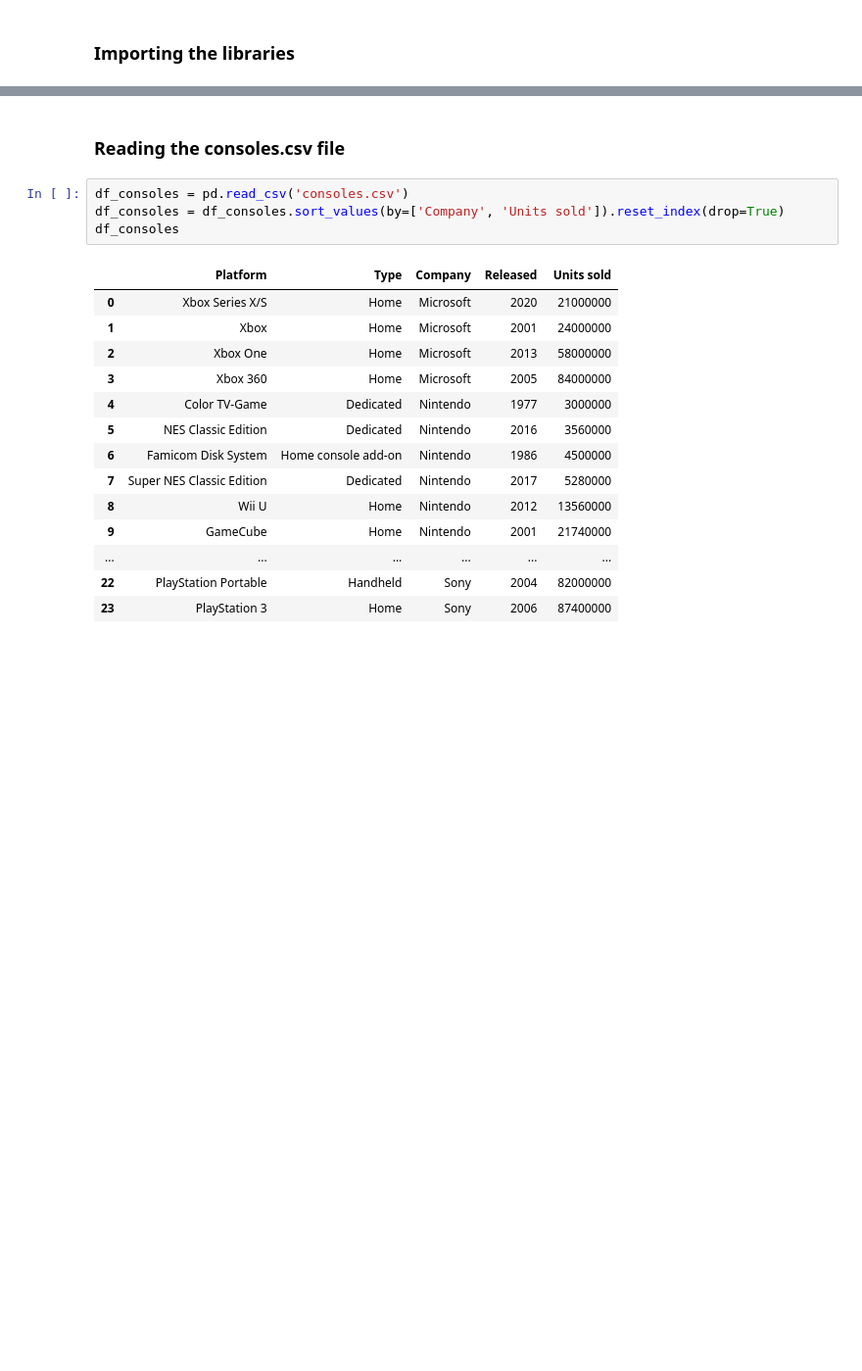
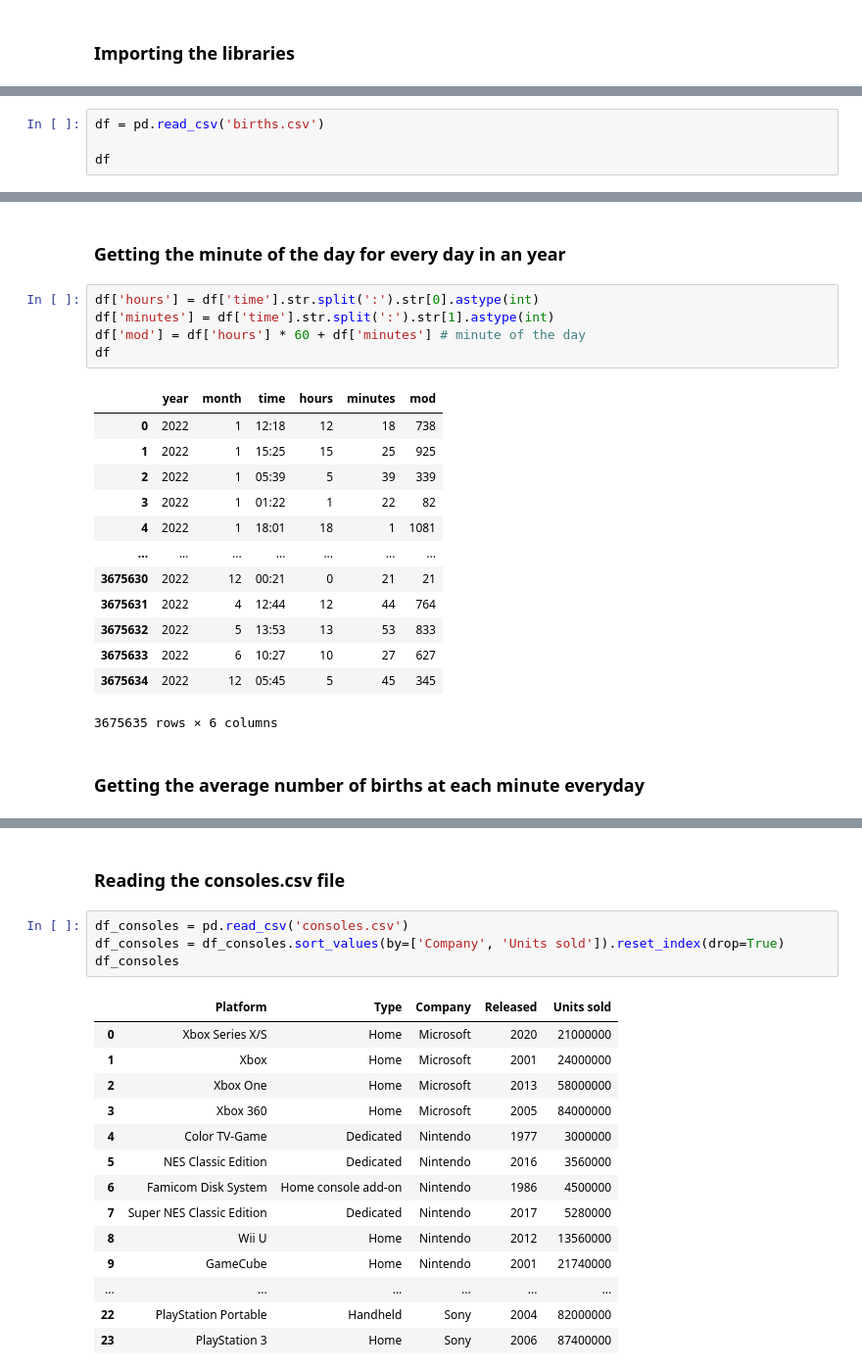
Before and after one commit to pranavarora1895/advanced-data-visualization, a Jupyter notebook: Assignment 5/COMP6934_Assignment5.ipynb, the cells around one changed output, grey strips where cells are left out. Shown at 98% size. Drawn from its saved outputs; the diff is of its cells as text; blank space fills up the shorter version.

```diff
--- a/Assignment 5/COMP6934_Assignment5.ipynb
+++ b/Assignment 5/COMP6934_Assignment5.ipynb
@@ -9,0 +25,4 @@ import numpy as np
+# %%
+df = pd.read_csv('births.csv')
+
+df
@@ -9,0 +43,23 @@ import numpy as np
+# %% [markdown]
+### Getting the minute of the day for every day in an year
+# %%
+df['hours'] = df['time'].str.split(':').str[0].astype(int)
+df['minutes'] = df['time'].str.split(':').str[1].astype(int)
+df['mod'] = df['hours'] * 60 + df['minutes'] # minute of the day
+df
+# %% [output]
+|  | year | month | time | hours | minutes | mod |
+| 0 | 2022 | 1 | 12:18 | 12 | 18 | 738 |
+| 1 | 2022 | 1 | 15:25 | 15 | 25 | 925 |
+| 2 | 2022 | 1 | 05:39 | 5 | 39 | 339 |
+| 3 | 2022 | 1 | 01:22 | 1 | 22 | 82 |
+| 4 | 2022 | 1 | 18:01 | 18 | 1 | 1081 |
+| ... | ... | ... | ... | ... | ... | ... |
+| 3675630 | 2022 | 12 | 00:21 | 0 | 21 | 21 |
+| 3675631 | 2022 | 4 | 12:44 | 12 | 44 | 764 |
+| 3675632 | 2022 | 5 | 13:53 | 13 | 53 | 833 |
+| 3675633 | 2022 | 6 | 10:27 | 10 | 27 | 627 |
+| 3675634 | 2022 | 12 | 05:45 | 5 | 45 | 345 |
+3675635 rows × 6 columns
+# %% [markdown]
+### Getting the average number of births at each minute everyday
```
Also changed, not shown: parts of 18 cells of this notebook.
